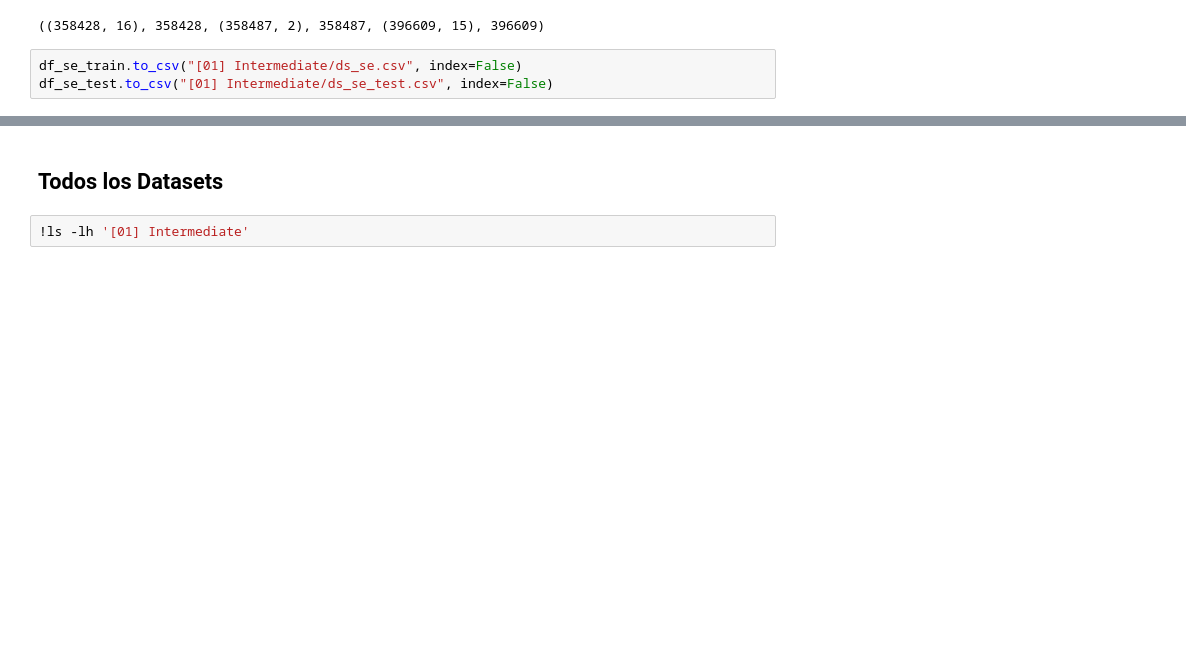
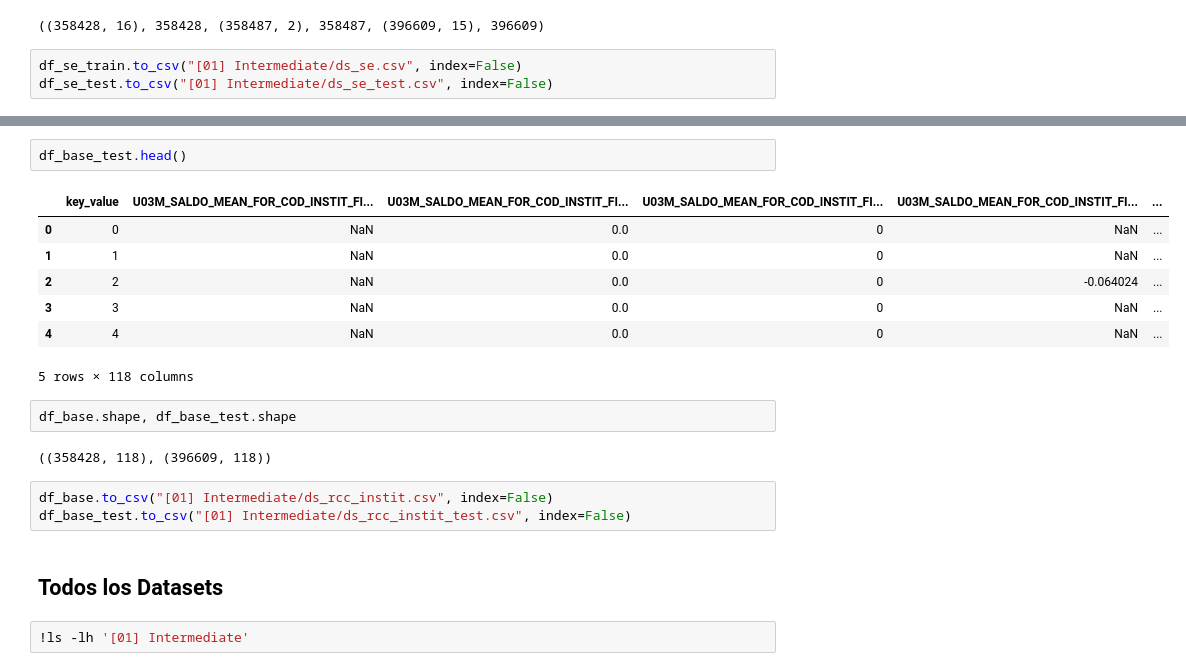
Before and after one commit to mlaricobar/solution-datathon-interbank-2020, a Jupyter notebook: [03] Feature Engineering.ipynb, the cells around one changed output, grey strips where cells are left out. Cells and saved outputs as stored; diff of their text form; blank space fills up the shorter version.

```diff
--- a/[03] Feature Engineering.ipynb
+++ b/[03] Feature Engineering.ipynb
@@ -242,3 +269,20 @@ df_se_test.to_csv("[01] Intermediate/ds_se_test.csv", index=False)
+# %%
+df_base_test.head()
+# %% [output]
+|  | key_value | U03M_SALDO_MEAN_FOR_COD_INSTIT_FI... | U03M_SALDO_MEAN_FOR_COD_INSTIT_FI... | U03M_SALDO_MEAN_FOR_COD_INSTIT_FI... | U03M_SALDO_MEAN_FOR_COD_INSTIT_FI... | ... |
+| 0 | 0 | NaN | 0.0 | 0 | NaN | ... |
+| 1 | 1 | NaN | 0.0 | 0 | NaN | ... |
+| 2 | 2 | NaN | 0.0 | 0 | -0.064024 | ... |
+| 3 | 3 | NaN | 0.0 | 0 | NaN | ... |
+| 4 | 4 | NaN | 0.0 | 0 | NaN | ... |
+5 rows × 118 columns
+# %%
+df_base.shape, df_base_test.shape
+# %% [output]
+((358428, 118), (396609, 118))
+# %%
+df_base.to_csv("[01] Intermediate/ds_rcc_instit.csv", index=False)
+df_base_test.to_csv("[01] Intermediate/ds_rcc_instit_test.csv", index=False)
 # %% [markdown]
 ## Todos los Datasets
 # %%
```
Also changed, not shown: parts of 42 cells of this notebook.
